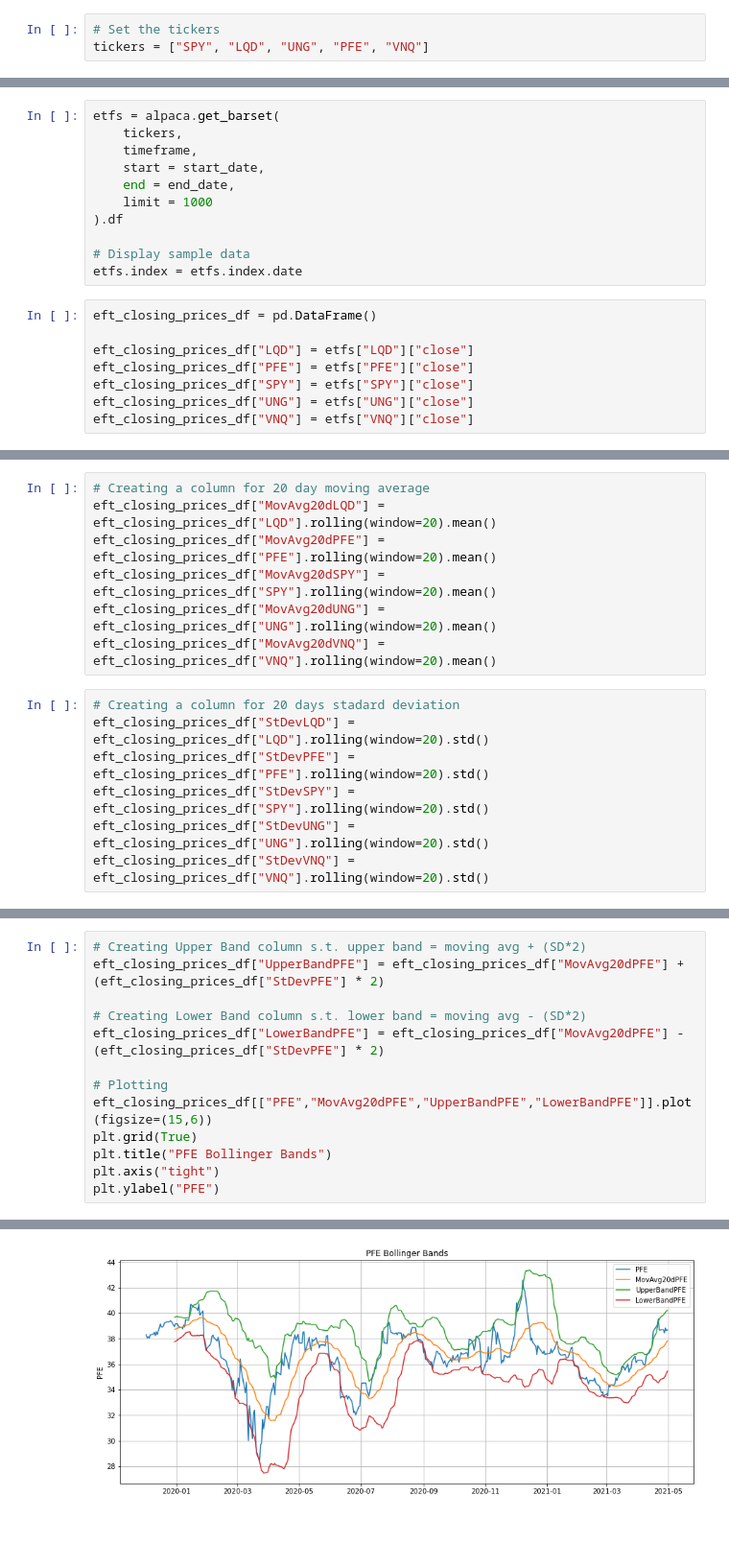
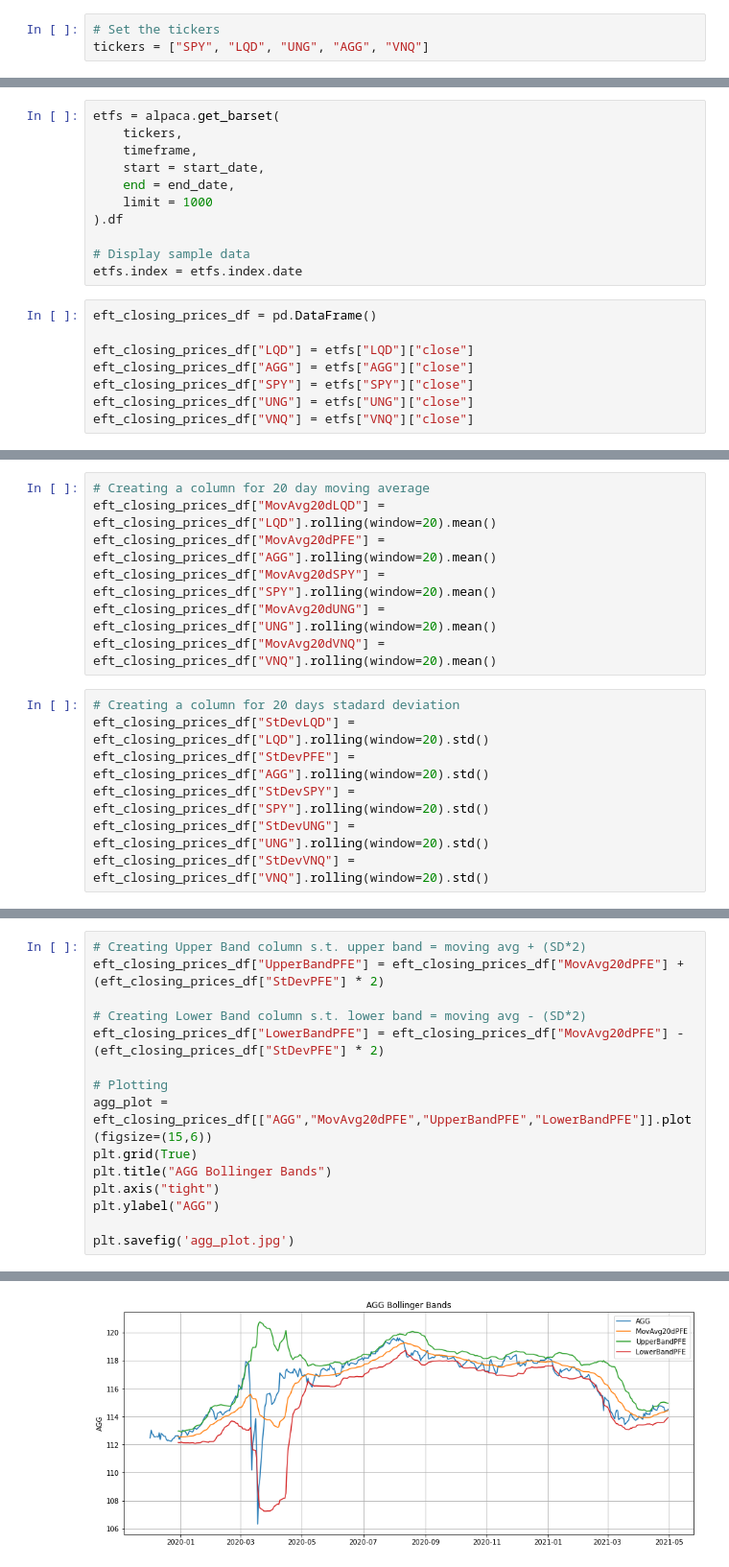
Before and after one commit to ReatoFabio/The-Bollinger-Band-, a Jupyter notebook: etfs_data.ipynb, the cells around one changed output, grey strips where cells are left out. Shown: that part at 96% size. Saved outputs shown, nothing was run; the diff lists cells and outputs as text; blank space fills up the shorter version.

Commit message:
adding graphs to readme

```diff
--- a/etfs_data.ipynb
+++ b/etfs_data.ipynb
@@ -30,7 +30,7 @@ end_date = pd.Timestamp("2021-04-30", tz="America/New_York").isoformat()
 start_date = pd.Timestamp("2019-11-30", tz="America/New_York").isoformat()
 # %%
 # Set the tickers
-tickers = ["SPY", "LQD", "UNG", "PFE", "VNQ"]
+tickers = ["SPY", "LQD", "UNG", "AGG", "VNQ"]
 # %%
 # Set timeframe to one day ('1D') for the Alpaca API
 timeframe = "1D"
@@ -49,7 +49,7 @@ etfs.index = etfs.index.date
 eft_closing_prices_df = pd.DataFrame()
 
 eft_closing_prices_df["LQD"] = etfs["LQD"]["close"]
-eft_closing_prices_df["PFE"] = etfs["PFE"]["close"]
+eft_closing_prices_df["AGG"] = etfs["AGG"]["close"]
 eft_closing_prices_df["SPY"] = etfs["SPY"]["close"]
 eft_closing_prices_df["UNG"] = etfs["UNG"]["close"]
 eft_closing_prices_df["VNQ"] = etfs["VNQ"]["close"]
@@ -65,14 +65,14 @@ eft_closing_prices_df.head()
 # %%
 # Creating a column for 20 day moving average
 eft_closing_prices_df["MovAvg20dLQD"] = eft_closing_prices_df["LQD"].rolling(window=20).mean()
-eft_closing_prices_df["MovAvg20dPFE"] = eft_closing_prices_df["PFE"].rolling(window=20).mean()
+eft_closing_prices_df["MovAvg20dPFE"] = eft_closing_prices_df["AGG"].rolling(window=20).mean()
 eft_closing_prices_df["MovAvg20dSPY"] = eft_closing_prices_df["SPY"].rolling(window=20).mean()
 eft_closing_prices_df["MovAvg20dUNG"] = eft_closing_prices_df["UNG"].rolling(window=20).mean()
 eft_closing_prices_df["MovAvg20dVNQ"] = eft_closing_prices_df["VNQ"].rolling(window=20).mean()
 # %%
 # Creating a column for 20 days stadard deviation
 eft_closing_prices_df["StDevLQD"] = eft_closing_prices_df["LQD"].rolling(window=20).std()
-eft_closing_prices_df["StDevPFE"] = eft_closing_prices_df["PFE"].rolling(window=20).std()
+eft_closing_prices_df["StDevPFE"] = eft_closing_prices_df["AGG"].rolling(window=20).std()
 eft_closing_prices_df["StDevSPY"] = eft_closing_prices_df["SPY"].rolling(window=20).std()
 eft_closing_prices_df["StDevUNG"] = eft_closing_prices_df["UNG"].rolling(window=20).std()
 eft_closing_prices_df["StDevVNQ"] = eft_closing_prices_df["VNQ"].rolling(window=20).std()
@@ -100,9 +101,11 @@ eft_closing_prices_df["UpperBandPFE"] = eft_closing_prices_df["MovAvg20dPFE"] +
 eft_closing_prices_df["LowerBandPFE"] = eft_closing_prices_df["MovAvg20dPFE"] - (eft_closing_prices_df["StDevPFE"] * 2)
 
 # Plotting
-eft_closing_prices_df[["PFE","MovAvg20dPFE","UpperBandPFE","LowerBandPFE"]].plot(figsize=(15,6))
+agg_plot = eft_closing_prices_df[["AGG","MovAvg20dPFE","UpperBandPFE","LowerBandPFE"]].plot(figsize=(15,6))
 plt.grid(True)
-plt.title("PFE Bollinger Bands")
+plt.title("AGG Bollinger Bands")
 plt.axis("tight")
-plt.ylabel("PFE")
+plt.ylabel("AGG")
+
+plt.savefig('agg_plot.jpg')
 # %% [output]
@@ -110,4 +112,4 @@ Text(0, 0.5, 'PFE')
-[figure, old version]
+[figure, new version]
 # %%
 # Creating Upper Band column s.t. upper band = moving avg + (SD*2)
 eft_closing_prices_df["UpperBandSPY"] = eft_closing_prices_df["MovAvg20dSPY"] + (eft_closing_prices_df["StDevSPY"] * 2)
```
Also changed, not shown: parts of 8 cells of this notebook, 15 other files.
